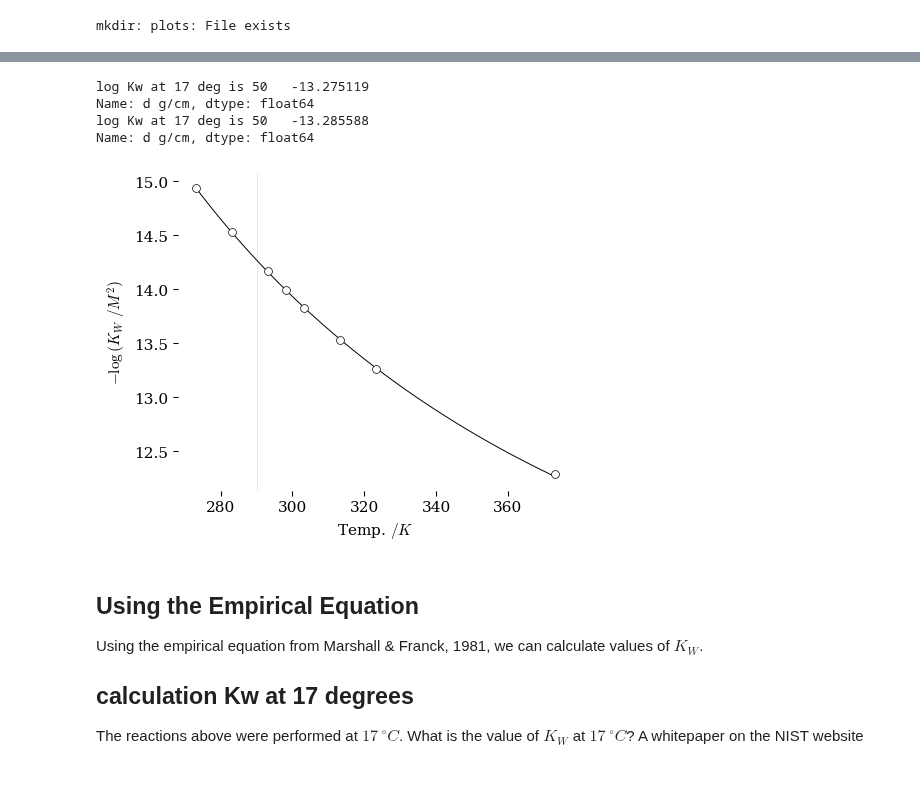
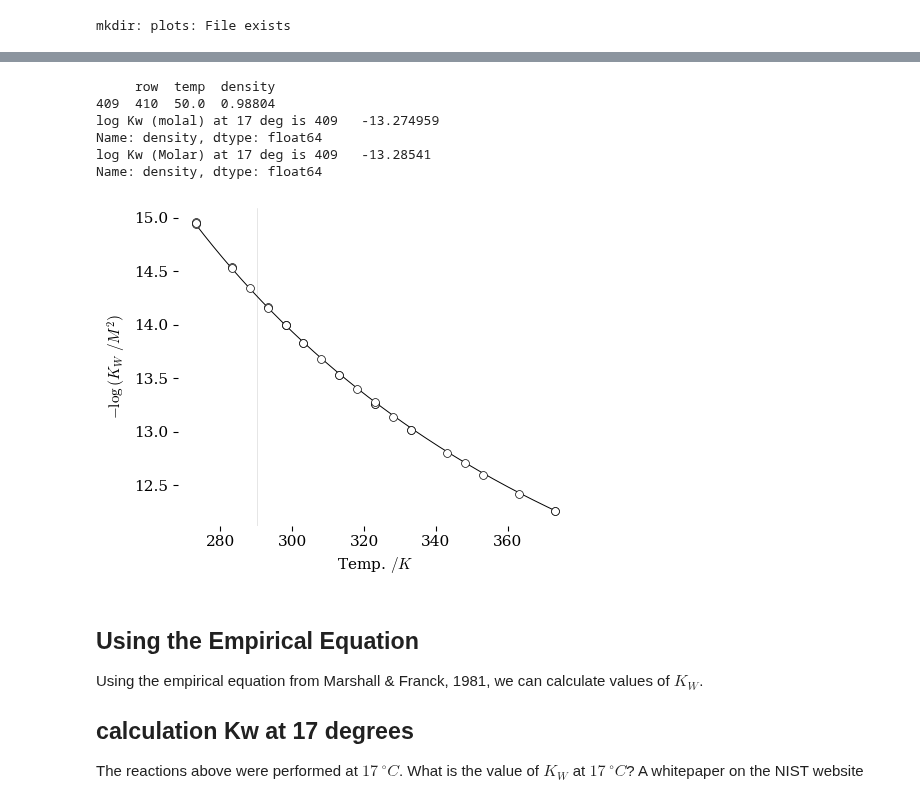
Before and after one commit to blinkletter/4410PythonNotebooks, a Jupyter notebook: Class_10/water_ion_product.ipynb, the cells around one changed output, grey strips where cells are left out. Cells and saved outputs as stored; diff of their text form; code cells hidden in the pictures.

```diff
--- a/Class_10/water_ion_product.ipynb
+++ b/Class_10/water_ion_product.ipynb
@@ -58,45 +68,41 @@ from scipy.optimize import curve_fit
 
 
 ################################################################################
-### Read data set. The fields are separated by commas; comments are enabled  ###
+### Read data set. The fields are separated by tabs; comments are enabled  ###
 ################################################################################
-df2 = pd.read_csv("data/water_density2.csv",    # dataset from a valve company www.vip-ltd.co.uk
-                 delimiter = ",",
+df_pw = pd.read_csv("data/CRC_Water_Density.txt",    # dataset from the CRC handbook
+                 delimiter = "\t",                   # this data was tab-delimited
                  skipinitialspace=True,
-#                 index_col="pH",
                  comment = "#")
-#display(df2.head())
+display(df_pw.head())
 
+################################################################################
+### Read experimental data set. The fields are separated by commas; comments are enabled  ###
+################################################################################
+df_exp = pd.read_csv("data/IAPWS_processed.csv",    # processed data from 2024 IAPWS report
+                 delimiter = ",",                   # this data was comma-delimited
+                 skipinitialspace=True,
+                 comment = "#")
+display(df_exp.head())
 
-# Data from https://www.chemguide.co.uk/physical/acidbaseeqia/kw.html
-Temp = np.array([0,10,20,25,30,40,50,100]) + 273.15
-
-Kw = np.array([0.114e-14,
-               0.293E-14,
-               0.681E-14,
-               1.008E-14,
-               1.471E-14,
-               2.916E-14,
-               5.476E-14,
-               51.30E-14,
-           ])
+# Data from AIPWS report 2024
+Temp = df_exp["t (°C)"] + 273.15
+pKw = df_exp["pKw(exp.)"]
 
 # Empirical equation from https://srd.nist.gov/JPCRD/jpcrd181.pdf
-A = -4.098
-B = -3245.2
-C = 2.2362E5
-D = -3.984E7
-E = 13.957
-F = -1262.3
-G = 8.5641E5
+def NISTpKw(T, pw):
+      A = -4.098; B = -3245.2; C = 2.2362E5; D = -3.984E7
+      E = 13.957; F = -1262.3; G = 8.5641E5
 
-T = df2["temp degC"]+273
-pw = df2["d g/cm"]/1000
+      logKwCalcNIST = A + B/T + C/T**2 + D/T**3 + (E + F/T + G/T**2)*np.log10(pw)
+      pKwCalcNIST = -logKwCalcNIST
 
-logKwCalcNIST = A + B/T + C/T**2 + D/T**3 + (E + F/T + G/T**2)*np.log10(pw)
-pKwCalcNIST = -logKwCalcNIST
-logKwCalcNISTnoPressure = A + B/T + C/T**2 + D/T**3
+      return(pKwCalcNIST)
 
+T = df_pw["temp"]+273      # temperature values from the density table
+pw = df_pw["density"]
+
+pKwCalcNIST = NISTpKw(T,pw)
 ################################################################################
 ### Plot the data and the line fit.
 ################################################################################
@@ -109,7 +115,7 @@ fig, ax = plt.subplots(nrows=1, ncols=1, figsize=(5,4))
 #ax.plot(T, logKwCalcNISTnoPressure, color='black', zorder=1, linestyle = "--", linewidth=0.4)
 ax.plot(T, pKwCalcNIST, color='black', zorder=1, linewidth=0.7)
 
-ax.scatter(Temp,-np.log10(Kw),
+ax.scatter(Temp,pKw,
            marker = "o", s=32,
            color="white", edgecolor = "black",
            linewidth = 0.5, zorder=3)
@@ -124,19 +130,20 @@ ax.axvline(17+273.15, linewidth = 0.4, color = "lightgray", zorder=0)
 
 temp = 50
 T=temp+273.15
-line = df2.loc[df2["temp degC"]==temp]
-pw = line["d g/cm"]/1000
+line = df_pw.loc[df_pw["temp"]==temp]
+print(line)
+pw = line["density"]
 
 logKwCalcNIST = A + B/T + C/T**2 + D/T**3 + (E + F/T + G/T**2)*np.log10(pw)
 
 KW17 = logKwCalcNIST
-print(f"log Kw at 17 deg is {KW17}")
+print(f"log Kw (molal) at 17 deg is {KW17}")
 
 KW17 = 10**-logKwCalcNIST
 conversion = (1/pw)**2
 KW17 = KW17 * conversion
 KW17 = -np.log10(KW17)
-print(f"log Kw at 17 deg is {KW17}")
+print(f"log Kw (Molar) at 17 deg is {KW17}")
 
 
 
@@ -147,8 +166,10 @@ plt.show()
-log Kw at 17 deg is 50   -13.275119
-Name: d g/cm, dtype: float64
-log Kw at 17 deg is 50   -13.285588
-Name: d g/cm, dtype: float64
+     row  temp  density
+409  410  50.0  0.98804
+log Kw (molal) at 17 deg is 409   -13.274959
+Name: density, dtype: float64
+log Kw (Molar) at 17 deg is 409   -13.28541
+Name: density, dtype: float64
-[figure, old version]
+[figure, new version]
 # %% [markdown]
 ## Using the Empirical Equation
 
```
Also changed, not shown: parts of 10 cells of this notebook, 7 other files.
